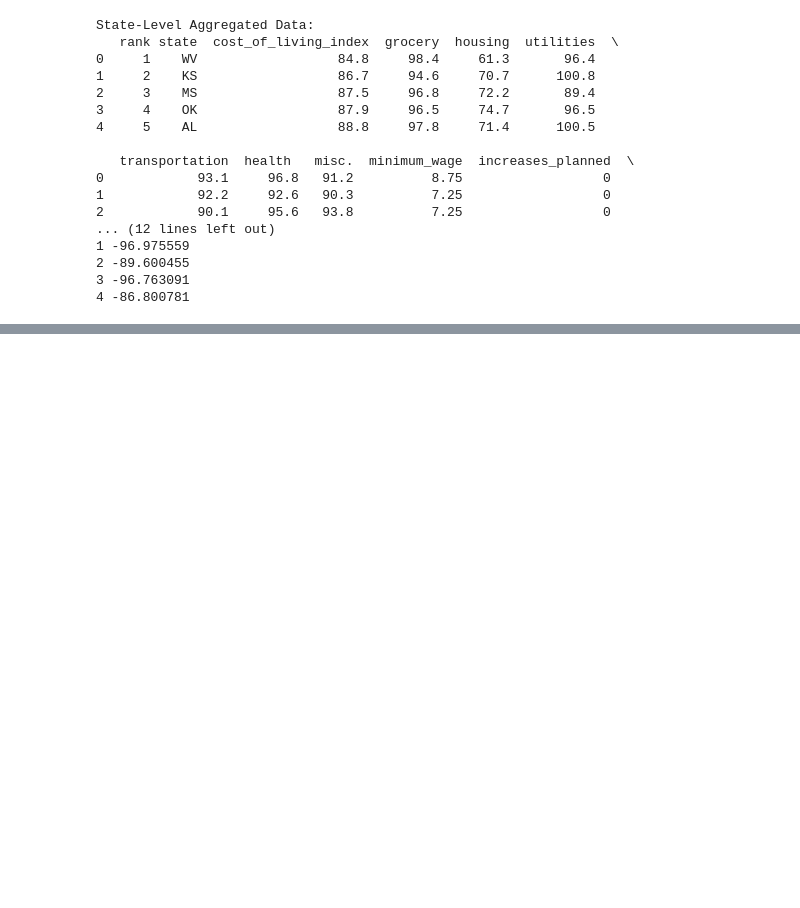
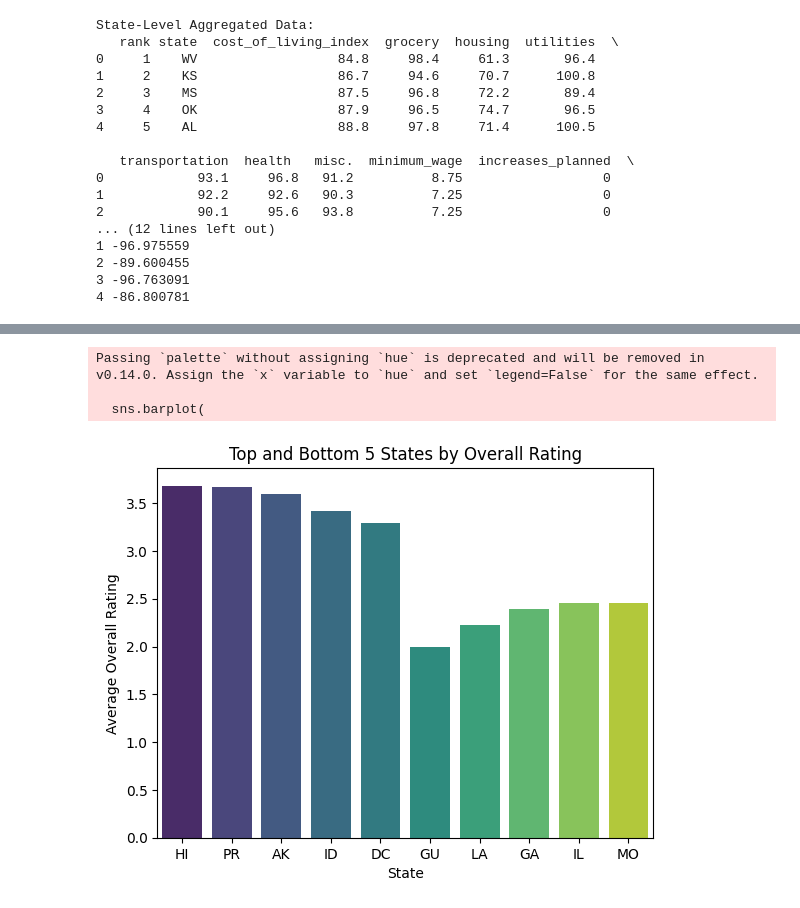
Before and after one commit to jcoo573/Capstone-Project-Nursing-Home-Wages-Qual_Care-Analysis, a Jupyter notebook: notebooks/data_wrangling_and_analysis.ipynb, the cells around one changed output, grey strips where cells are left out. Saved outputs shown, nothing was run; the diff lists cells and outputs as text; code cells hidden in the pictures; blank space fills up the shorter version.

```diff
--- a/notebooks/data_wrangling_and_analysis.ipynb
+++ b/notebooks/data_wrangling_and_analysis.ipynb
@@ -307,0 +455,24 @@ State-Level Aggregated Data:
+# %%
+# Identify top and bottom 5 states by overall_rating
+top_states = provider_agg.nlargest(5, 'overall_rating')
+bottom_states = provider_agg.nsmallest(5, 'overall_rating')
+
+# Combine top and bottom states
+focus_states = pd.concat([top_states, bottom_states])
+
+# Bar plot for focused states
+sns.barplot(
+    data=focus_states,
+    x='state',
+    y='overall_rating',
+    palette='viridis'
+)
+plt.title('Top and Bottom 5 States by Overall Rating')
+plt.xlabel('State')
+plt.ylabel('Average Overall Rating')
+plt.show()
+# %% [output]
+Passing `palette` without assigning `hue` is deprecated and will be removed in v0.14.0. Assign the `x` variable to `hue` and set `legend=False` for the same effect.
+
+  sns.barplot(
+[figure, added]
```
Also changed, not shown: parts of 11 cells of this notebook, 1 other file.
